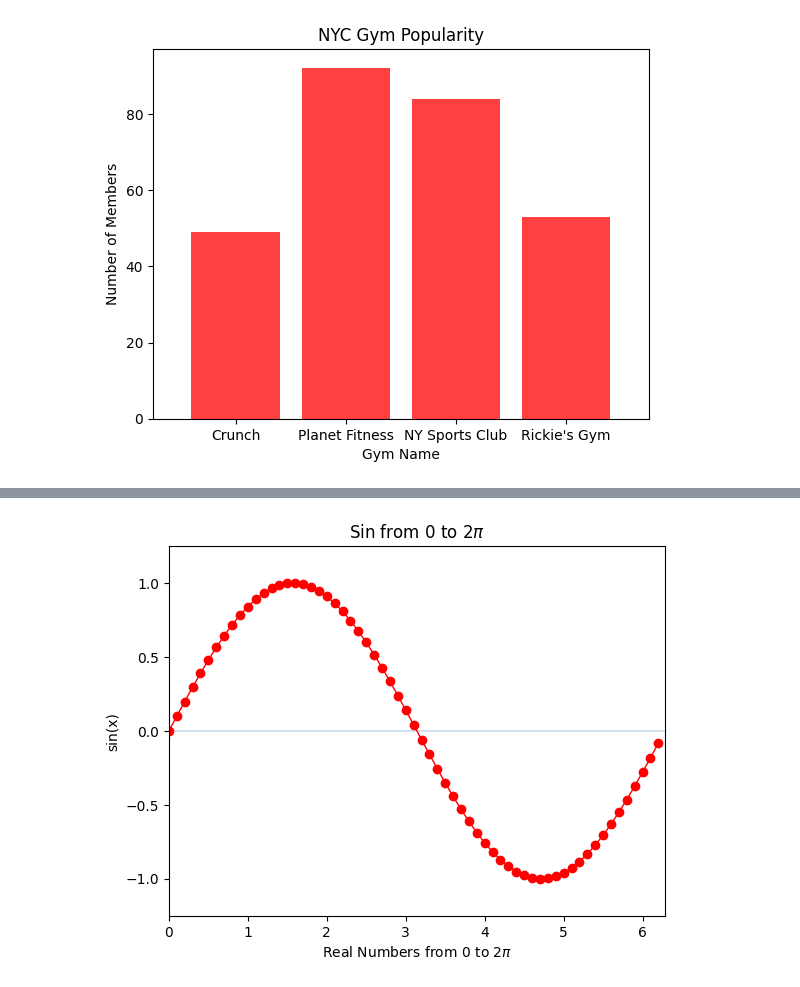
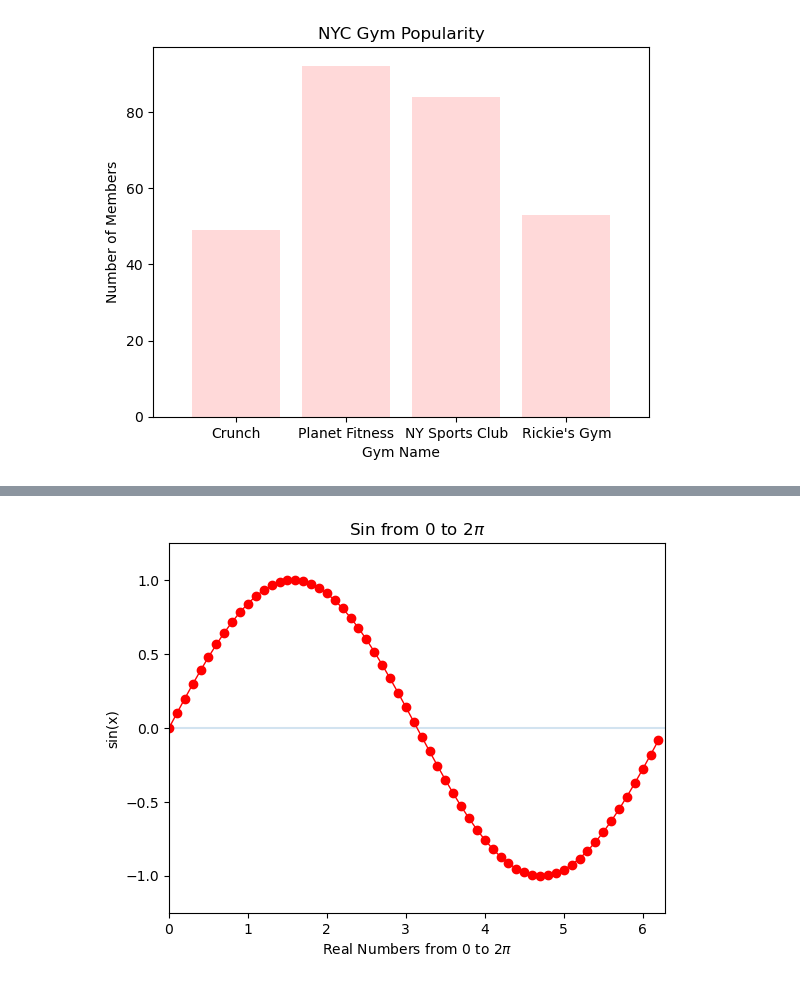
Before and after one commit to DylanSui799/UCBBootCampWork, a Jupyter notebook: 01-Sessions/05-Data-Visualization/2/Activities/01-Stu_PlotsReview/Solved/plot_drills_solution.ipynb, the cells around one changed output, grey strips where cells are left out. Cells and saved outputs as stored; diff of their text form; code cells hidden in the pictures.

```diff
--- a/01-Sessions/05-Data-Visualization/2/Activities/01-Stu_PlotsReview/Solved/plot_drills_solution.ipynb
+++ b/01-Sessions/05-Data-Visualization/2/Activities/01-Stu_PlotsReview/Solved/plot_drills_solution.ipynb
@@ -9,21 +9,21 @@ members = [49, 92, 84, 53]
 # %%
 x_axis = np.arange(0, len(gyms))
 tick_locations = []
 for x in x_axis:
     tick_locations.append(x)
 
 plt.title("NYC Gym Popularity")
 plt.xlabel("Gym Name")
 plt.ylabel("Number of Members")
 
 plt.xlim(-0.75, len(gyms)-.25)
 plt.ylim(0, max(members) + 5)
 
-plt.bar(x_axis, members, facecolor="red", alpha=0.75, align="center")
+plt.bar(x_axis, members, facecolor="red", alpha=0.15, align="center")
 plt.xticks(tick_locations, gyms)
 plt.show()
 # %% [output]
-[figure, old version]
+[figure, new version]
 # %%
 # DATA SET 2
 x_lim = 2 * np.pi
```
Also changed, not shown: parts of 4 cells of this notebook, 11 other files.
